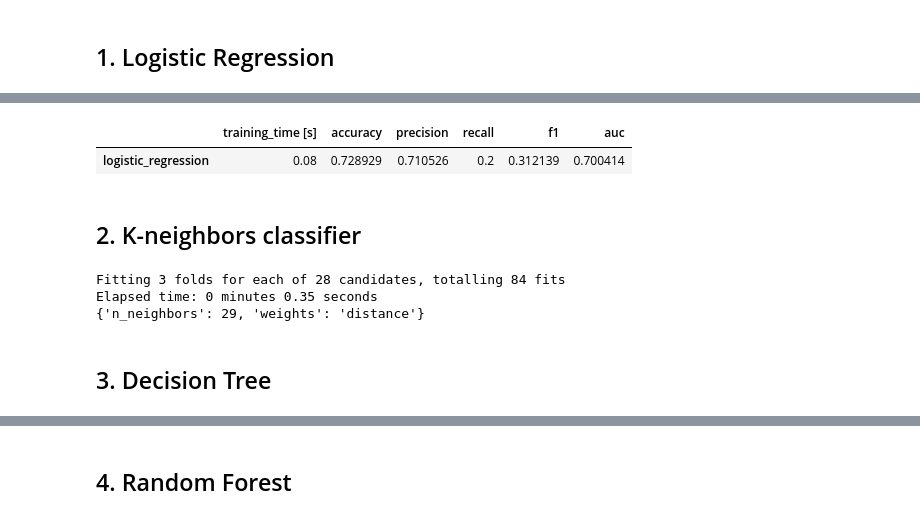
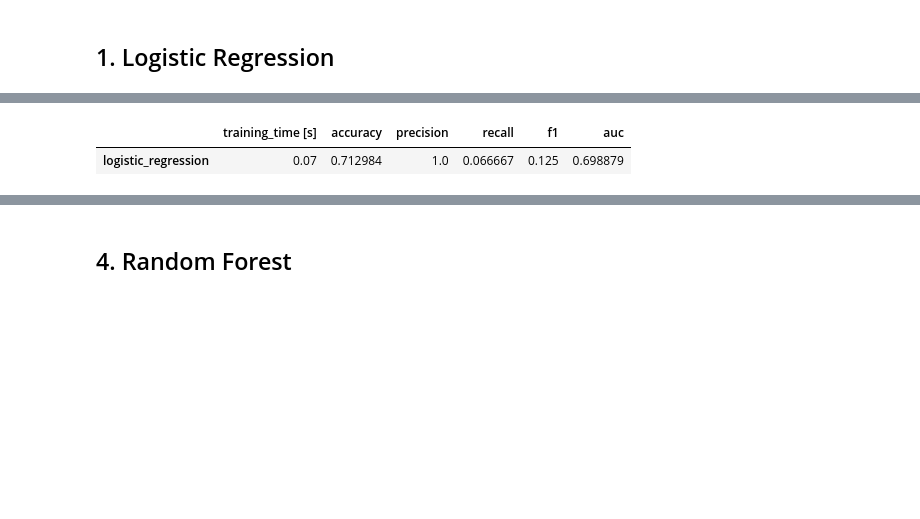
Before and after one commit to da-veed/BachelorThesis, a Jupyter notebook: data_model_step7.ipynb, the cells around one changed output, grey strips where cells are left out. Cells and saved outputs as stored; diff of their text form; code cells hidden in the pictures; blank space fills up the shorter version.

Commit message:
Completed ML modelling phase. Still need to re-check the code

```diff
--- a/data_model_step7.ipynb
+++ b/data_model_step7.ipynb
@@ -86,3 +53,15 @@ memory usage: 178.1 KB
+# %%
+logreg_10_features = pd.read_csv("data/model_scores/pick_10_features_logreg.csv", index_col=0)
+logreg_10_features = logreg_10_features["feature_name"].tolist()
+
+rf_10_features = pd.read_csv("data/model_scores/pick_10_features_rf.csv", index_col=0)
+rf_10_features = rf_10_features["feature_name"].tolist()
+
+catboost_10_features = pd.read_csv("data/model_scores/pick_10_features_catboost.csv", index_col=0)
+catboost_10_features = catboost_10_features["feature_name"].tolist()
+
+xgb_10_features = pd.read_csv("data/model_scores/pick_10_features_xgb.csv", index_col=0)
+xgb_10_features = xgb_10_features["feature_name"].tolist()
 # %% [markdown]
 # Model
 # %%
@@ -101,22 +84,38 @@ from sklearn.metrics import f1_score, precision_score, recall_score, accuracy_sc
 df_scores = pd.DataFrame(columns=["training_time [s]", "accuracy", "precision", "recall", "f1", "auc"])
 # %% [markdown]
 ## 1. Logistic Regression
+# %%
+X = df.drop(["wont_renew", "chapter_ID"], axis=1).copy()
+y = df["wont_renew"].copy()
+
+X_train, X_test, y_train, y_test = train_test_split(X, y, stratify=y, test_size=0.2, random_state=710)
+
+under_sampler = TomekLinks()
+X_resampled, y_resampled = under_sampler.fit_resample(X_train, y_train)
+
+scaler = StandardScaler()
+scaler.fit(X_resampled)
+X_resampled = pd.DataFrame(scaler.transform(X_resampled), columns=X.columns)
+X_test = pd.DataFrame(scaler.transform(X_test), columns=X.columns)
 # %%
-logreg = LogisticRegression(max_iter=2000)
+logreg = LogisticRegression(max_iter=5000)
+
+X_resampled_logreg = X_resampled[logreg_10_features]
+X_test_logreg = X_test[logreg_10_features]
 
 logreg_grid = {}
 logreg_grid["C"] = [0.001, 0.003, 0.01, 0.03, 0.1, 0.3, 1, 3, 10, 30, 100]
 
-logreg_cv = GridSearchCV(logreg, logreg_grid, scoring="roc_auc", n_jobs=-1, cv=3, verbose=5)
+logreg_cv = GridSearchCV(logreg, logreg_grid, scoring="roc_auc", n_jobs=-1, cv=3)
 
 start = time.time()
-logreg_cv.fit(X_train, y_train)
+logreg_cv.fit(X_resampled_logreg, y_resampled)
 end = time.time()
 print(f"Elapsed time: {(end - start):.2f} seconds")
 print(logreg_cv.best_params_)
 
-y_pred = logreg_cv.predict(X_test)
-y_proba = logreg_cv.predict_proba(X_test)
+y_pred = logreg_cv.predict(X_test_logreg)
+y_proba = logreg_cv.predict_proba(X_test_logreg)
 
 df_scores.loc["logistic_regression"] = [round(end - start, 2),
                                         accuracy_score(y_test, y_pred),
@@ -132,34 +130,2 @@ Elapsed time: 0 minutes 0.08 seconds
 |  | training_time [s] | accuracy | precision | recall | f1 | auc |
-| logistic_regression | 0.08 | 0.728929 | 0.710526 | 0.2 | 0.312139 | 0.700414 |
+| logistic_regression | 0.07 | 0.712984 | 1.0 | 0.066667 | 0.125 | 0.698879 |
-# %% [markdown]
-## 2. K-neighbors classifier
-# %%
-knn = KNeighborsClassifier()
-
-knn_grid = {}
-knn_grid["n_neighbors"] = [x for x in range(3, 30, 2)]
-knn_grid["weights"] = ["uniform", "distance"]
-
-knn_cv = GridSearchCV(knn, knn_grid, scoring="roc_auc", n_jobs=-1, cv=3, verbose=5)
-
-start = time.time()
-knn_cv.fit(X_train, y_train)
-end = time.time()
-print(f"Elapsed time: {(end - start):.2f} seconds")
-print(knn_cv.best_params_)
-
-y_pred = knn_cv.predict(X_test)
-y_proba = knn_cv.predict_proba(X_test)
-
-df_scores.loc["knn"] = [round(end - start, 2),
-                                        accuracy_score(y_test, y_pred),
-                                        precision_score(y_test, y_pred),
-                                        recall_score(y_test, y_pred),
-                                        f1_score(y_test, y_pred),
-                                        roc_auc_score(y_test, y_proba[:,1])]
-# %% [output]
-Fitting 3 folds for each of 28 candidates, totalling 84 fits
-Elapsed time: 0 minutes 0.35 seconds
-{'n_neighbors': 29, 'weights': 'distance'}
-# %% [markdown]
-## 3. Decision Tree
```
Also changed, not shown: parts of 21 cells of this notebook, 21 other files.
